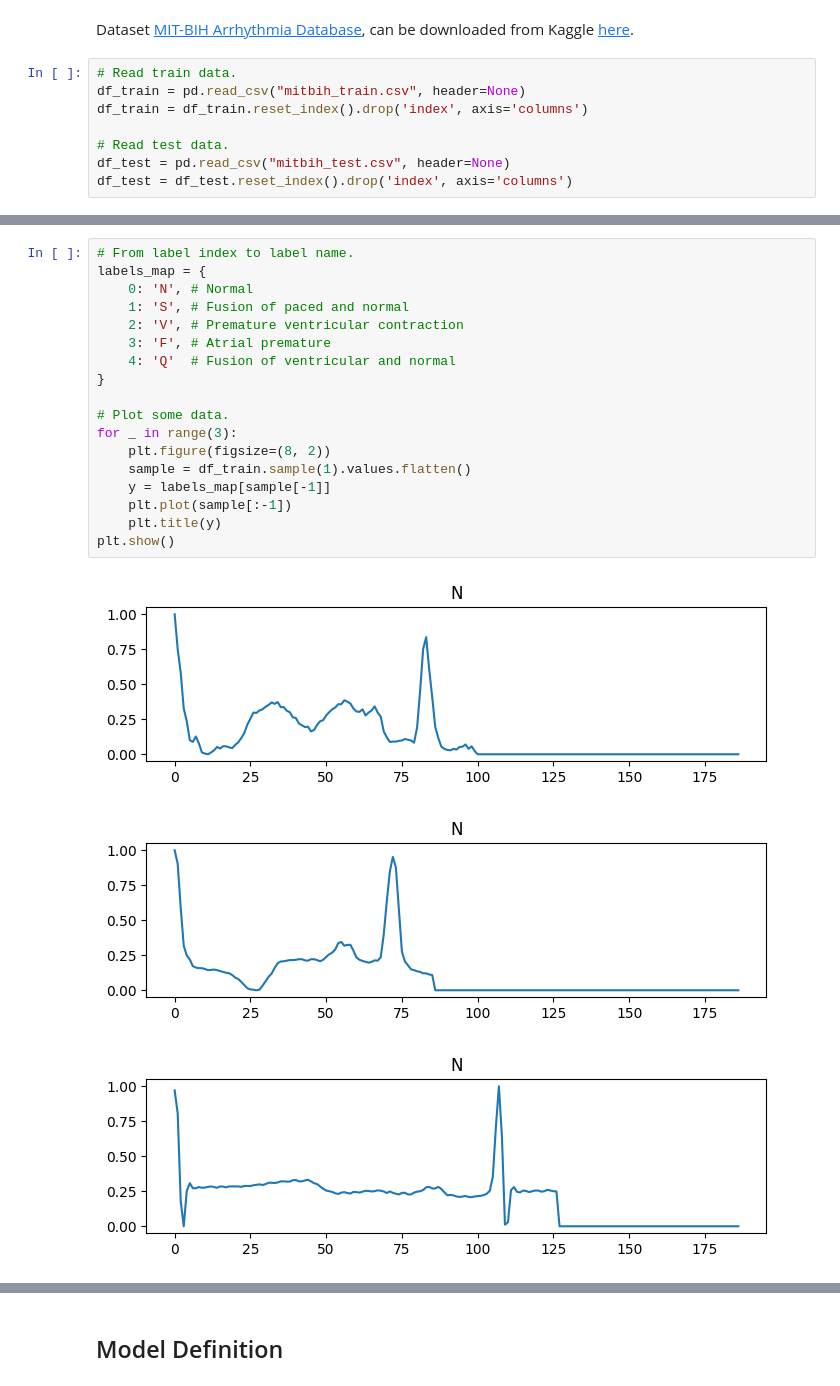
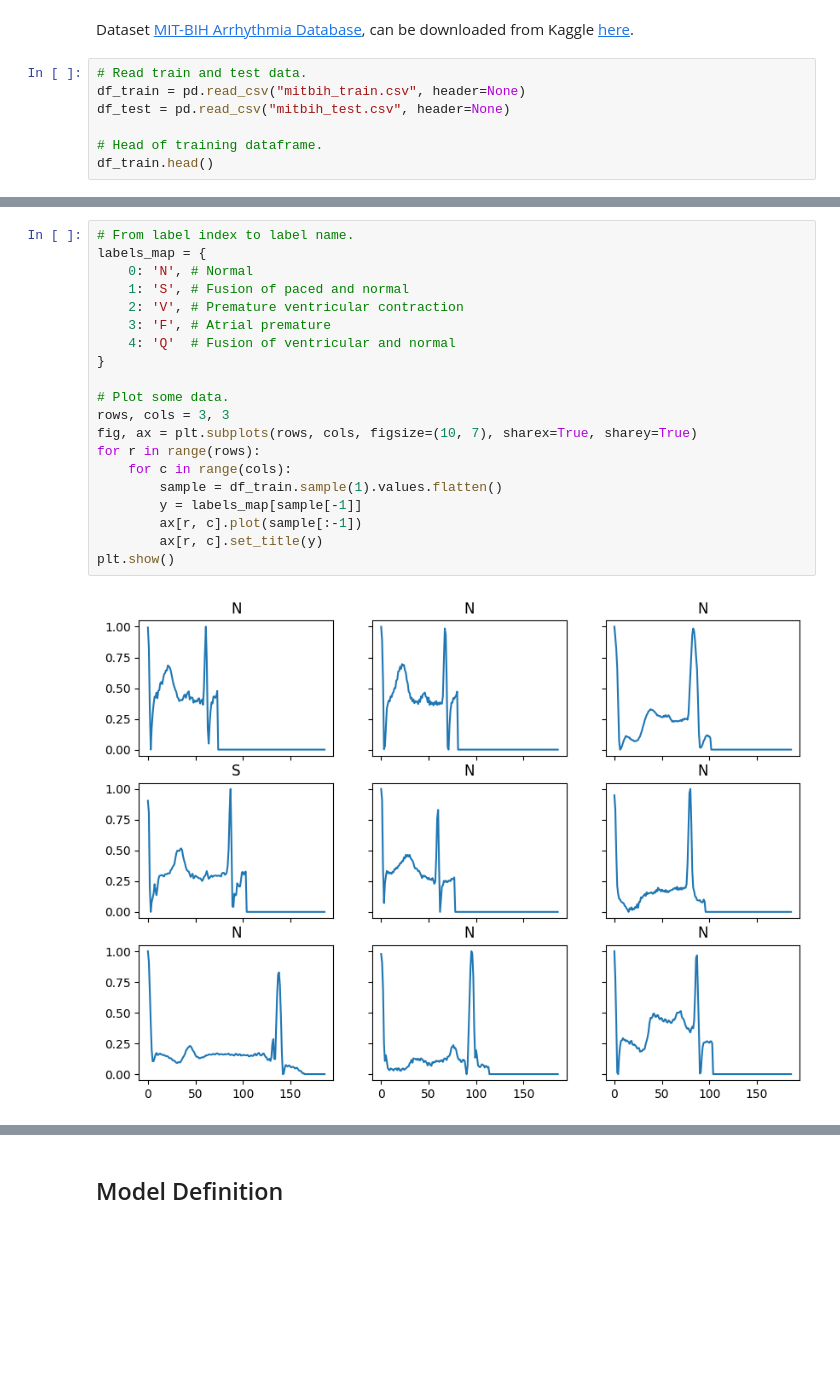
Before and after one commit to matteodonati/applications-of-artificial-intelligence-lab, a Jupyter notebook: notebooks/2-rnns.ipynb, the cells around one changed output, grey strips where cells are left out. Saved outputs shown, nothing was run; the diff lists cells and outputs as text; blank space fills up the shorter version.

```diff
--- a/notebooks/2-rnns.ipynb
+++ b/notebooks/2-rnns.ipynb
@@ -24,10 +58,9 @@ from sklearn.metrics import accuracy_score, classification_report
 # %% [markdown]
 Dataset [MIT-BIH Arrhythmia Database](https://physionet.org/content/mitdb/1.0.0/), can be downloaded from Kaggle [here](https://www.kaggle.com/datasets/shayanfazeli/heartbeat).
 # %%
-# Read train data.
+# Read train and test data.
 df_train = pd.read_csv("mitbih_train.csv", header=None)
-df_train = df_train.reset_index().drop('index', axis='columns')
+df_test = pd.read_csv("mitbih_test.csv", header=None)
 
-# Read test data.
-df_test = pd.read_csv("mitbih_test.csv", header=None)
-df_test = df_test.reset_index().drop('index', axis='columns')
+# Head of training dataframe.
+df_train.head()
@@ -34,25 +75,25 @@ df_test = df_test.reset_index().drop('index', axis='columns')
 # %%
 # From label index to label name.
 labels_map = {
     0: 'N', # Normal
     1: 'S', # Fusion of paced and normal
     2: 'V', # Premature ventricular contraction
     3: 'F', # Atrial premature
     4: 'Q'  # Fusion of ventricular and normal
 }
 
 # Plot some data.
-for _ in range(3):
-    plt.figure(figsize=(8, 2))
-    sample = df_train.sample(1).values.flatten()
-    y = labels_map[sample[-1]]
-    plt.plot(sample[:-1])
-    plt.title(y)
+rows, cols = 3, 3
+fig, ax = plt.subplots(rows, cols, figsize=(10, 7), sharex=True, sharey=True)
+for r in range(rows):
+    for c in range(cols):
+        sample = df_train.sample(1).values.flatten()
+        y = labels_map[sample[-1]]
+        ax[r, c].plot(sample[:-1])
+        ax[r, c].set_title(y)
 plt.show()
 # %% [output]
-[figure, old version]
+[figure, new version]
-[figure, removed]
-[figure, removed]
 # %%
 # Plot distributions.
 fig, ax = plt.subplots(1, 2, figsize=(11, 4))
```
Also changed, not shown: parts of 16 cells of this notebook.
